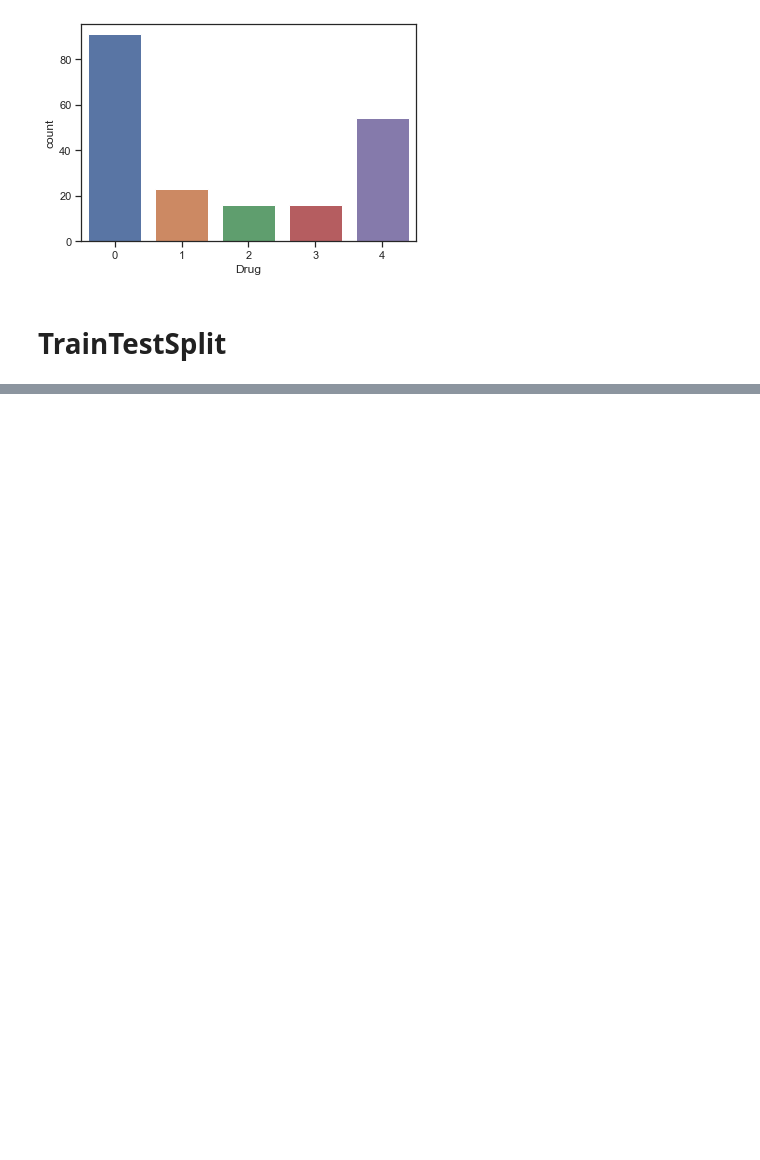
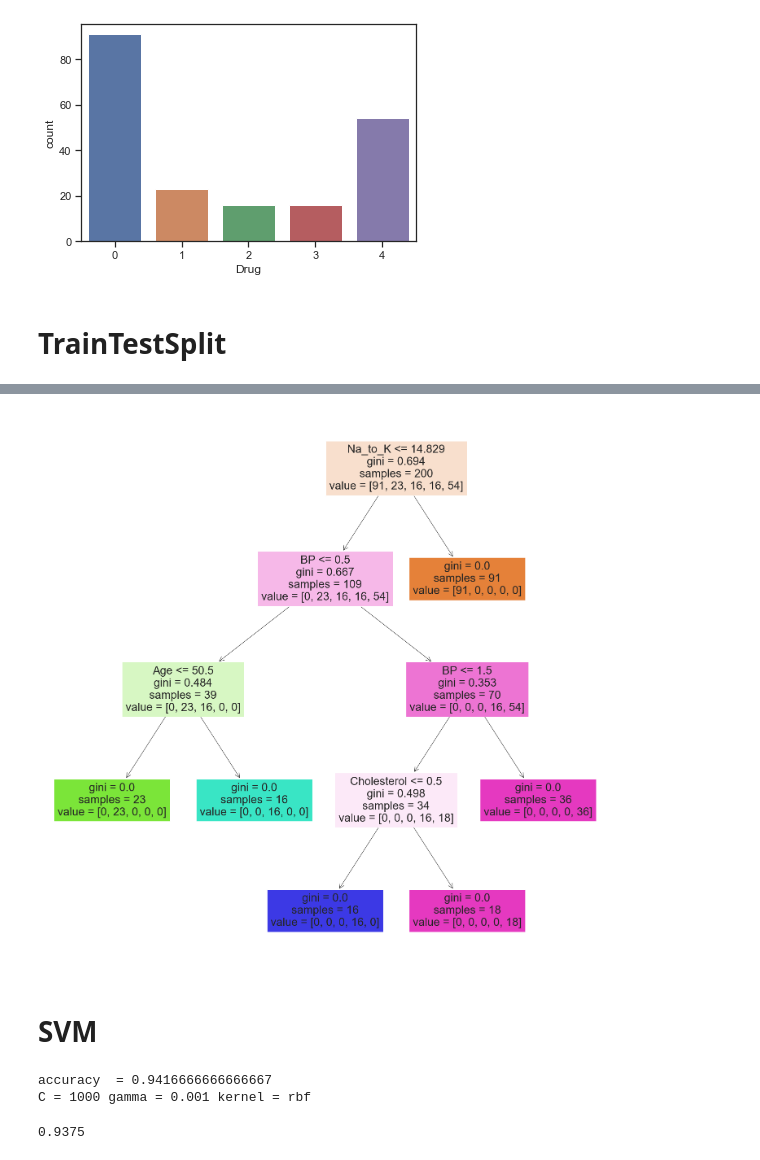
Before and after one commit to NKorzhik/Labs_AD, a Jupyter notebook: Laba2Correct.ipynb, the cells around one changed output, grey strips where cells are left out. Drawn from its saved outputs; the diff is of its cells as text; code cells hidden in the pictures; blank space fills up the shorter version.

```diff
--- a/Laba2Correct.ipynb
+++ b/Laba2Correct.ipynb
@@ -99,0 +187,4 @@ plt.show()
+# %%
+tree = DecisionTreeClassifier(max_depth=5)
+tree.fit(X, Y)
+pred = tree.predict(X_test)
@@ -99,0 +212,30 @@ plt.show()
+# %%
+from sklearn.tree import plot_tree
+plt.figure(figsize=(25, 25))
+plot_tree(tree, filled=True, feature_names=['Age', 'Sex', 'BP', 'Cholesterol', 'Na_to_K'] )
+plt.show()
+# %% [output]
+[figure, added]
+# %% [markdown]
+# SVM
+# %%
+from sklearn.svm import SVC
+from sklearn.model_selection import GridSearchCV
+
+param_grid = {'C': [0.1, 1, 10, 100, 1000], 'gamma': [1, 0.1, 0.01, 0.001, 0.0001], 'kernel': ['rbf']}
+gs = GridSearchCV(SVC(), param_grid)
+k = gs.fit(X_train, y_train)
+print("accuracy  =", k.best_score_)
+print("С =", k.best_params_['C'], "gamma =", k.best_params_['gamma'], "kernel =", k.best_params_['kernel'])
+# %% [output]
+accuracy  = 0.9416666666666667
+С = 1000 gamma = 0.001 kernel = rbf
+# %%
+from sklearn import metrics
+
+model = SVC(kernel=k.best_params_['kernel'], C=k.best_params_['C'], gamma=k.best_params_['gamma'])
+model.fit(X_train, y_train)
+pred = model.predict(X_test)
+print(metrics.accuracy_score(pred, y_test))
+# %% [output]
+0.9375
```
Also changed, not shown: parts of 28 cells of this notebook, 1 other file.
